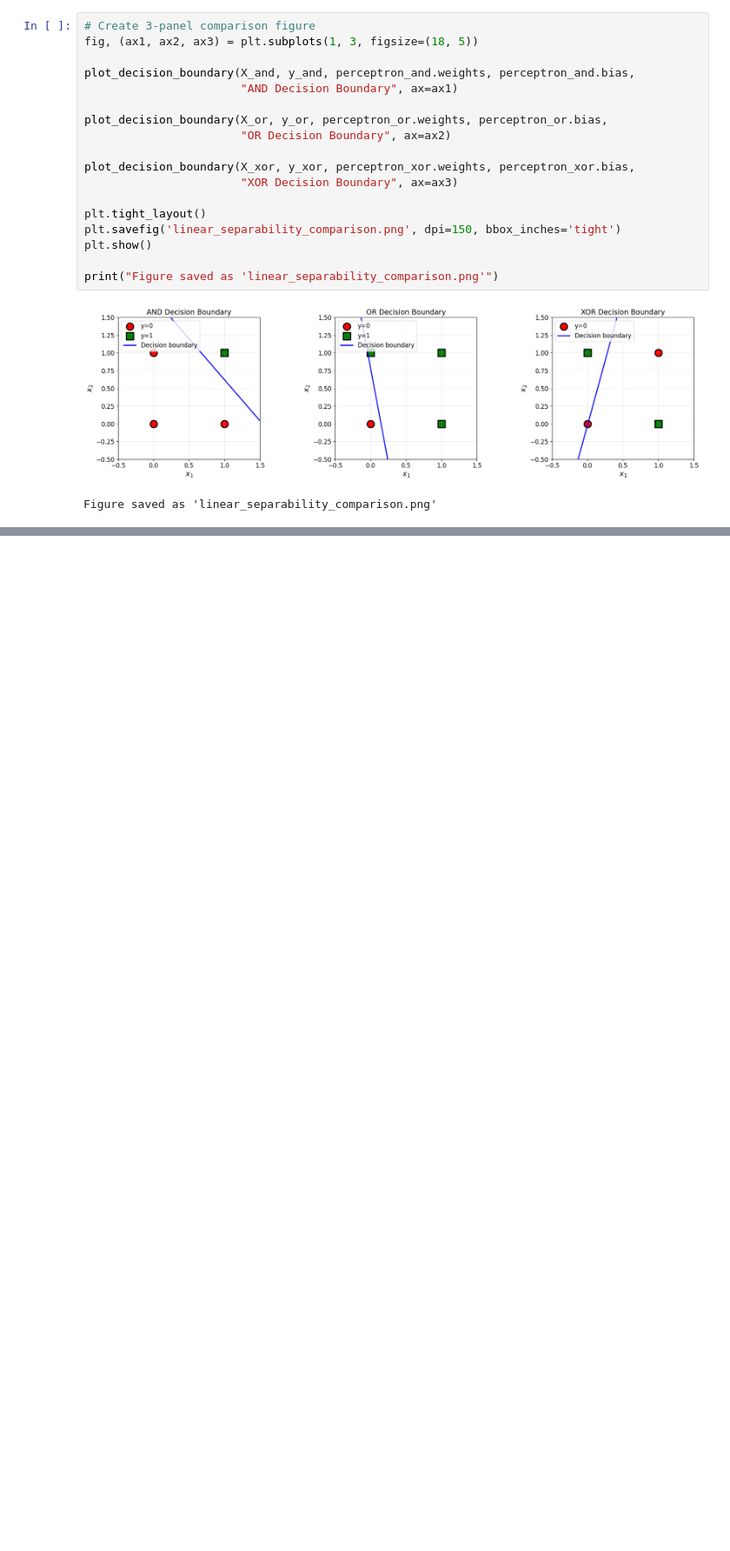
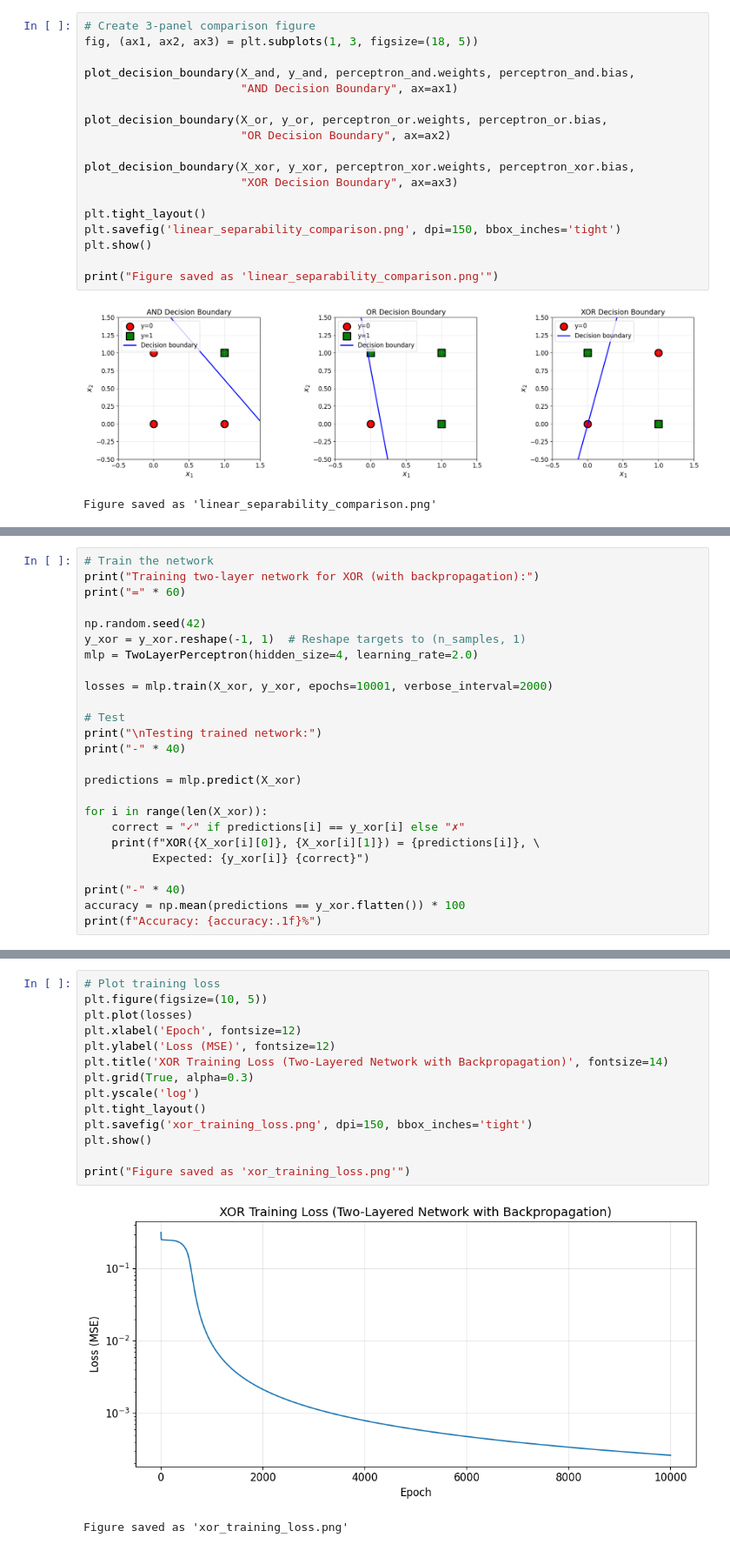
Before and after one commit to G00394925/Artificial-Intelligence-G00394925, a Jupyter notebook: Lab 1/lab1.ipynb, the cells around one changed output, grey strips where cells are left out. Shown at 87% size. Saved outputs shown, nothing was run; the diff lists cells and outputs as text; blank space fills up the shorter version.

```diff
--- a/Lab 1/lab1.ipynb
+++ b/Lab 1/lab1.ipynb
@@ -630,0 +876,25 @@ Figure saved as 'linear_separability_comparison.png'
+# %%
+# Train the network
+print("Training two-layer network for XOR (with backpropagation):")
+print("=" * 60)
+
+np.random.seed(42)
+y_xor = y_xor.reshape(-1, 1)  # Reshape targets to (n_samples, 1)
+mlp = TwoLayerPerceptron(hidden_size=4, learning_rate=2.0)
+
+losses = mlp.train(X_xor, y_xor, epochs=10001, verbose_interval=2000)
+
+# Test
+print("\nTesting trained network:")
+print("-" * 40)
+
+predictions = mlp.predict(X_xor)
+
+for i in range(len(X_xor)):
+    correct = "✓" if predictions[i] == y_xor[i] else "✗"
+    print(f"XOR({X_xor[i][0]}, {X_xor[i][1]}) = {predictions[i]}, \
+          Expected: {y_xor[i]} {correct}")
+
+print("-" * 40)
+accuracy = np.mean(predictions == y_xor.flatten()) * 100
+print(f"Accuracy: {accuracy:.1f}%")
@@ -630,0 +919,17 @@ Figure saved as 'linear_separability_comparison.png'
+# %%
+# Plot training loss
+plt.figure(figsize=(10, 5))
+plt.plot(losses)
+plt.xlabel('Epoch', fontsize=12)
+plt.ylabel('Loss (MSE)', fontsize=12)
+plt.title('XOR Training Loss (Two-Layered Network with Backpropagation)', fontsize=14)
+plt.grid(True, alpha=0.3)
+plt.yscale('log')
+plt.tight_layout()
+plt.savefig('xor_training_loss.png', dpi=150, bbox_inches='tight')
+plt.show()
+
+print("Figure saved as 'xor_training_loss.png'")
+# %% [output]
+[figure, added]
+Figure saved as 'xor_training_loss.png'
```
Also changed, not shown: parts of 9 cells of this notebook, 2 other files.
